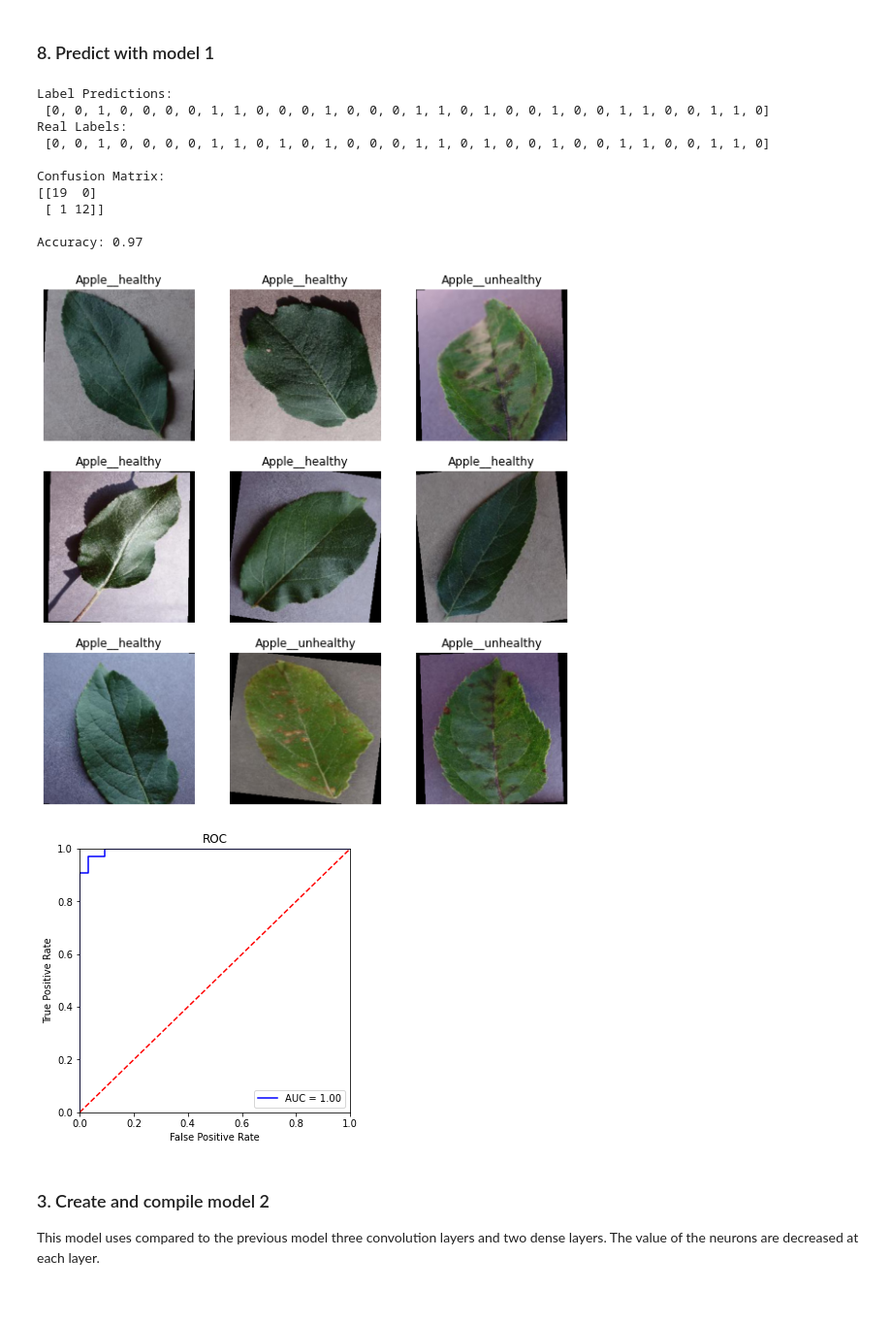
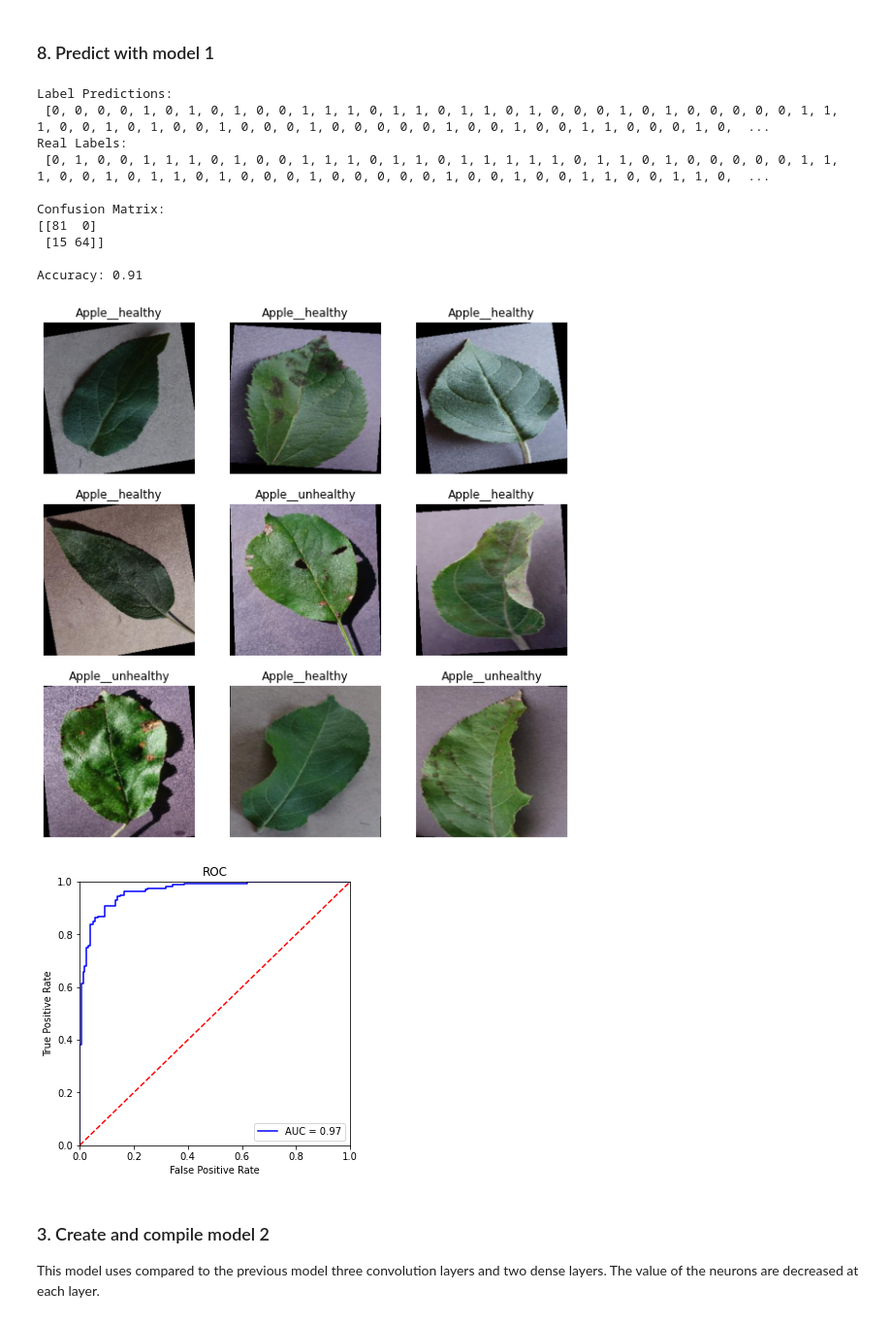
Before and after one commit to beutl-schwab/AKT-Plant-Health-Model, a Jupyter notebook: Plant_Health_Model.ipynb, the cells around one changed output. Shown at 97% size. Cells and saved outputs as stored; diff of their text form; code cells hidden in the pictures.

```diff
--- a/Plant_Health_Model.ipynb
+++ b/Plant_Health_Model.ipynb
@@ -175,6 +175,8 @@ model1 = tf.keras.models.Sequential([
     tf.keras.layers.MaxPooling2D((2, 2)),
     tf.keras.layers.Conv2D(128, (3, 3),
                            padding='same', activation='relu', use_bias=False),
+    tf.keras.layers.BatchNormalization(),
+    tf.keras.layers.MaxPooling2D((2, 2)),
     tf.keras.layers.Flatten(),
     tf.keras.layers.Dense(num_classes, activation='softmax')
 ])
@@ -319,10 +319,28 @@ mse : 0.097
 # %% [markdown]
 ### 8. Predict with model 1
 # %%
+#prediction does not predict all images but only a part amount
 def predict_and_print_roc(model):
     #Retrieve one batch of images from the test set
     train_dataset.reset()
-    image_batch, label_batch = train_dataset.next()
+
+    image_batch = []
+    label_batch = []
+    max_iter = 5 # maximum number of iterations, in each iteration one batch is generated;
+    i = 0
+    for d, l in train_dataset:
+        image_batch.append(d)
+        label_batch.append(l)
+        i += 1
+        if i == max_iter:
+           break
+
+    image_batch = np.array(image_batch)
+    image_batch = np.reshape(image_batch, (image_batch.shape[0] * image_batch.shape[1], ) + image_batch.shape[2: ])
+
+    label_batch = np.array(label_batch)
+    label_batch = np.reshape(label_batch, (label_batch.shape[0] * label_batch.shape[1], ) + label_batch.shape[2: ])
+
 
     # Predict the images from the batch
     predictions = model.predict(image_batch)
@@ -343,40 +361,40 @@ def predict_and_print_roc(model):
     plt.figure(figsize=(10, 10))
     for i in range(9):
       ax = plt.subplot(3, 3, i + 1)
       plt.imshow(image_batch[i])
       plt.title(class_names[probs[i]])
       plt.axis("off")
 
     #Calculate the roc curve
     fpr, tpr, _ = skmetrics.roc_curve(label_batch.ravel(), predictions.ravel())
     roc_auc = skmetrics.auc(fpr, tpr)
 
     #Display ROC curve and the AUC
     plt.figure(figsize=(5, 5))
     plt.title('ROC')
     plt.plot(fpr, tpr, 'b', label = 'AUC = %0.2f' % roc_auc)
     plt.legend(loc = 'lower right')
     plt.plot([0, 1], [0, 1],'r--')
     plt.xlim([0, 1])
     plt.ylim([0, 1])
     plt.ylabel('True Positive Rate')
     plt.xlabel('False Positive Rate')
     plt.show()
 
 predict_and_print_roc(model1);
 # %% [output]
 Label Predictions:
- [0, 0, 1, 0, 0, 0, 0, 1, 1, 0, 0, 0, 1, 0, 0, 0, 1, 1, 0, 1, 0, 0, 1, 0, 0, 1, 1, 0, 0, 1, 1, 0]
+ [0, 0, 0, 0, 1, 0, 1, 0, 1, 0, 0, 1, 1, 1, 0, 1, 1, 0, 1, 1, 0, 1, 0, 0, 0, 1, 0, 1, 0, 0, 0, 0, 0, 1, 1, 1, 0, 0, 1, 0, 1, 0, 0, 1, 0, 0, 0, 1, 0, 0, 0, 0, 0, 1, 0, 0, 1, 0, 0, 1, 1, 0, 0, 0, 1, 0,  ...
 Real Labels:
- [0, 0, 1, 0, 0, 0, 0, 1, 1, 0, 1, 0, 1, 0, 0, 0, 1, 1, 0, 1, 0, 0, 1, 0, 0, 1, 1, 0, 0, 1, 1, 0]
+ [0, 1, 0, 0, 1, 1, 1, 0, 1, 0, 0, 1, 1, 1, 0, 1, 1, 0, 1, 1, 1, 1, 1, 0, 1, 1, 0, 1, 0, 0, 0, 0, 0, 1, 1, 1, 0, 0, 1, 0, 1, 1, 0, 1, 0, 0, 0, 1, 0, 0, 0, 0, 0, 1, 0, 0, 1, 0, 0, 1, 1, 0, 0, 1, 1, 0,  ...
 
 Confusion Matrix:
-[[19  0]
- [ 1 12]]
+[[81  0]
+ [15 64]]
 
-Accuracy: 0.97
+Accuracy: 0.91
-[figure, old version]
+[figure, new version]
-[figure, old version]
+[figure, new version]
 # %% [markdown]
 ### 3. Create and compile model 2
 
```
Also changed, not shown: parts of 21 cells of this notebook, 3 other files.
